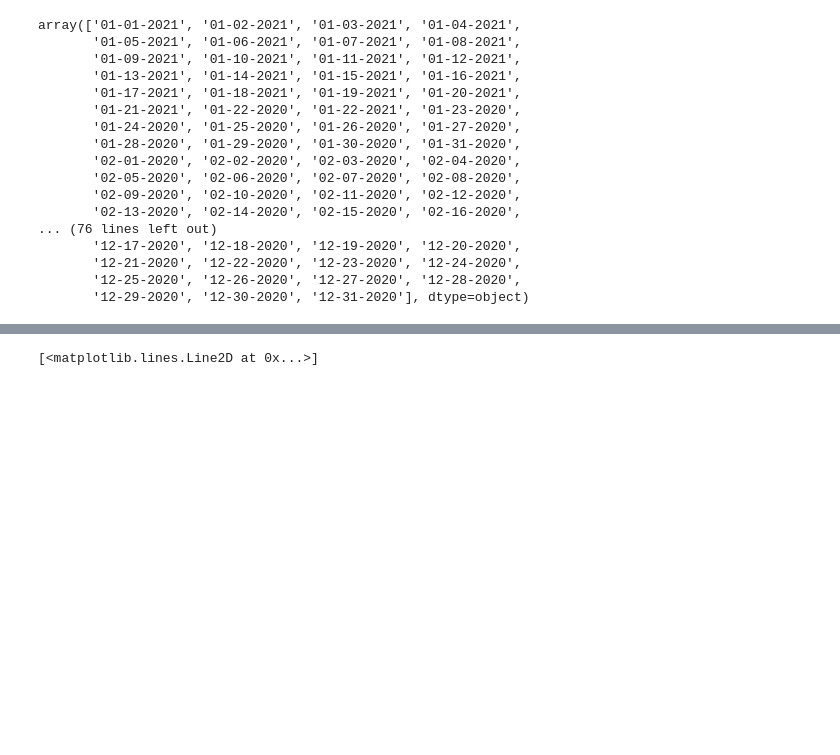
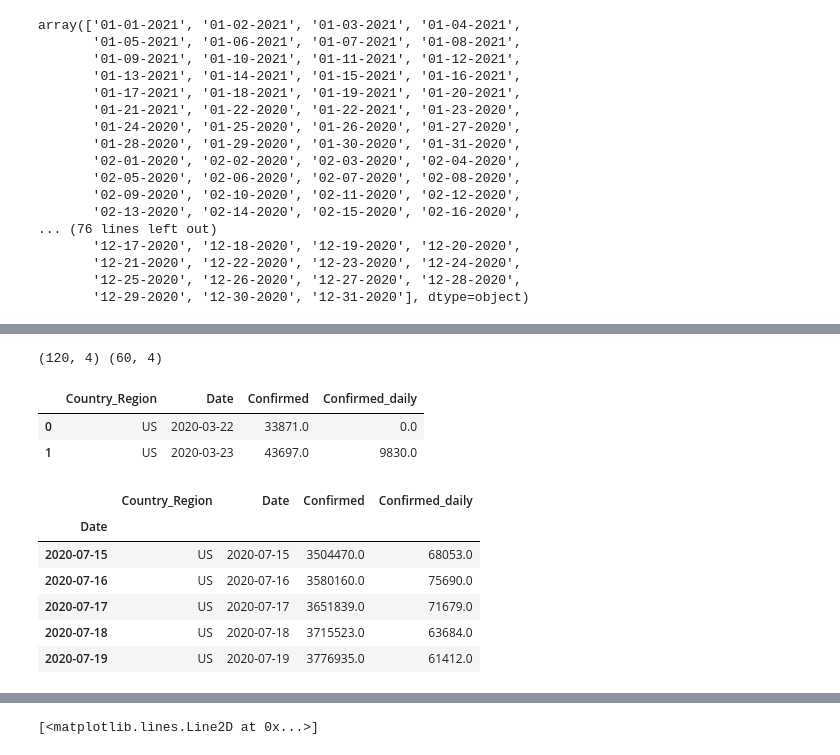
Before and after one commit to vivekka93/covid19_prediction, a Jupyter notebook: Untitled.ipynb, the cells around one changed output, grey strips where cells are left out. Drawn from its saved outputs; the diff is of its cells as text; code cells hidden in the pictures; blank space fills up the shorter version.

```diff
--- a/Untitled.ipynb
+++ b/Untitled.ipynb
@@ -68,0 +79,2 @@ final2['Confirmed_daily'] = final2['Confirmed_daily'].fillna(0)
+# %%
+final2_USA = final2[final2_US].reset_index(drop=True)
@@ -68,0 +133,2 @@ final2['Confirmed_daily'] = final2['Confirmed_daily'].fillna(0)
+# %%
+final2_USA = final2_USA[['Country_Region', 'Confirmed', 'Confirmed_daily', 'Date']]
@@ -69,2 +140,2 @@ final2['Confirmed_daily'] = final2['Confirmed_daily'].fillna(0)
 # %%
-final2 = final2.groupby(['Country_Region', 'Province_State'], as_index=False)['Confirmed'].diff()
+final2_USA = final2_USA.groupby(['Country_Region', "Date"], as_index=False).sum()
@@ -86,0 +156,2 @@ final2[(final2['Country_Region'] == 'US') & (final2['Province_State'] == 'Indian
+# %%
+train = final2_USA.iloc[:120]
@@ -86,0 +160,4 @@ final2[(final2['Country_Region'] == 'US') & (final2['Province_State'] == 'Indian
+# %%
+print(train.shape,test.shape)
+# %% [output]
+(120, 4) (60, 4)
@@ -86,0 +166,16 @@ final2[(final2['Country_Region'] == 'US') & (final2['Province_State'] == 'Indian
+# %%
+train.head(2)
+# %% [output]
+|  | Country_Region | Date | Confirmed | Confirmed_daily |
+| 0 | US | 2020-03-22 | 33871.0 | 0.0 |
+| 1 | US | 2020-03-23 | 43697.0 | 9830.0 |
+# %%
+train.tail()
+# %% [output]
+|  | Country_Region | Date | Confirmed | Confirmed_daily |
+| Date |  |  |  |  |
+| 2020-07-15 | US | 2020-07-15 | 3504470.0 | 68053.0 |
+| 2020-07-16 | US | 2020-07-16 | 3580160.0 | 75690.0 |
+| 2020-07-17 | US | 2020-07-17 | 3651839.0 | 71679.0 |
+| 2020-07-18 | US | 2020-07-18 | 3715523.0 | 63684.0 |
+| 2020-07-19 | US | 2020-07-19 | 3776935.0 | 61412.0 |
```
Also changed, not shown: parts of 58 cells of this notebook.
